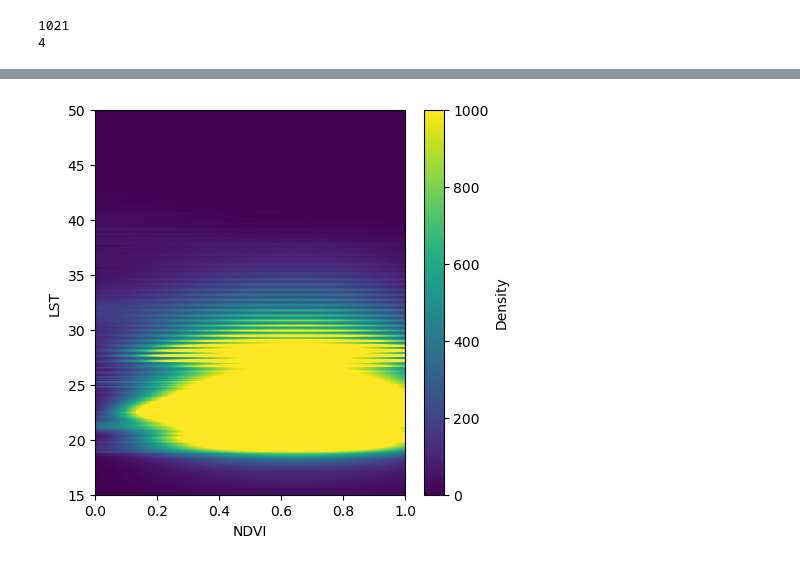
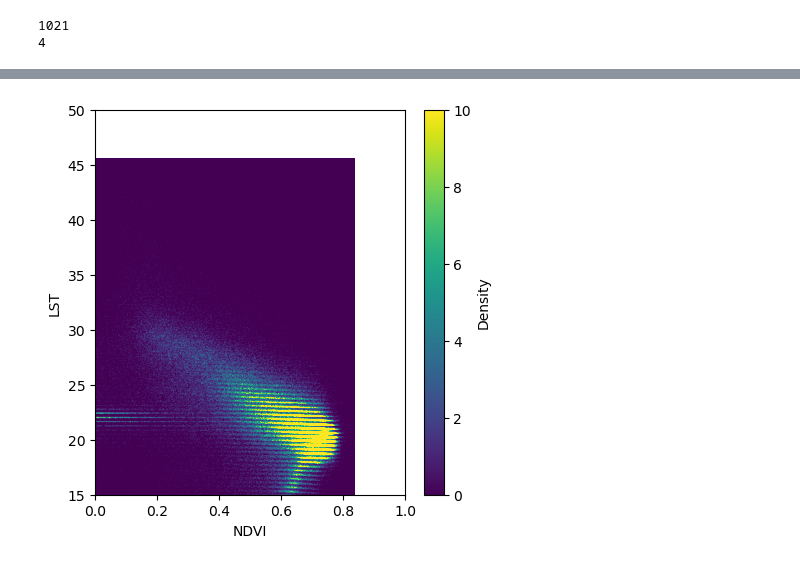
Before and after one commit to tannerhonnef/geog313-final-project, a Jupyter notebook: dataAcquisition.ipynb, the cells around one changed output, grey strips where cells are left out. Saved outputs shown, nothing was run; the diff lists cells and outputs as text; code cells hidden in the pictures.

```diff
--- a/dataAcquisition.ipynb
+++ b/dataAcquisition.ipynb
@@ -172,7 +209,7 @@ def createDensity(avgNdvi, avgLst):
         aspect='auto',
         extent=[xedges.min(), xedges.max(), yedges.min(), yedges.max()],
         cmap='viridis',
-        vmax=1000
+        vmax=10
     )
     plt.colorbar(label='Density')
     plt.xlabel("NDVI")
@@ -181,6 +218,6 @@ def createDensity(avgNdvi, avgLst):
     plt.xlim(0,1)
     plt.show()
 # %%
-createDensity(avgNdvi, avgLst)
+createDensity(avgSummerNdvi, avgSummerLST)
 # %% [output]
-[figure, old version]
+[figure, new version]
```
Also changed, not shown: parts of 8 cells of this notebook.
